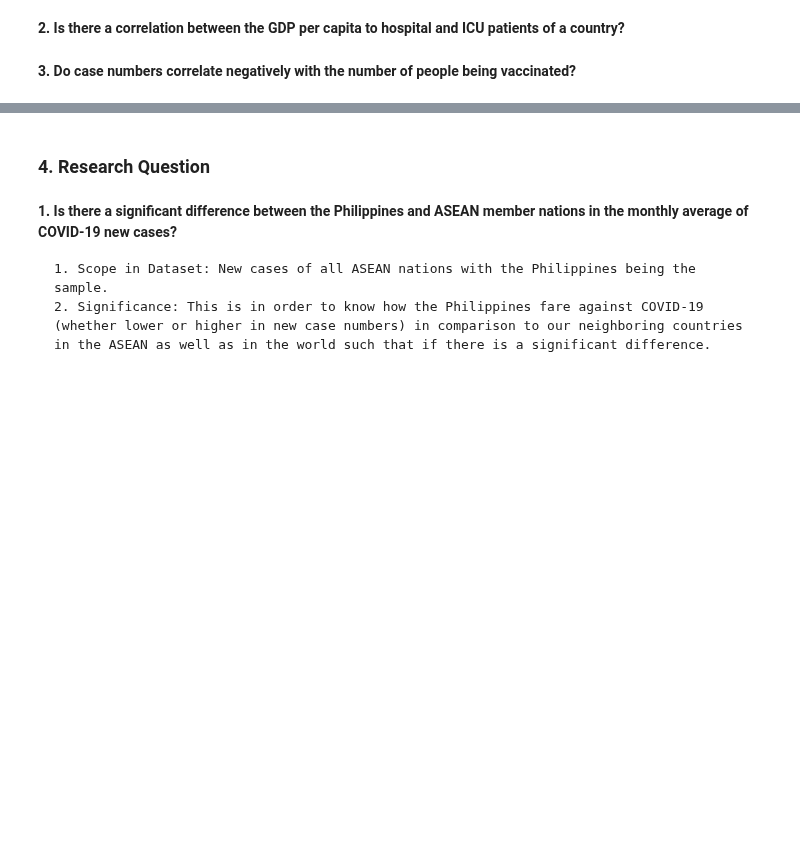
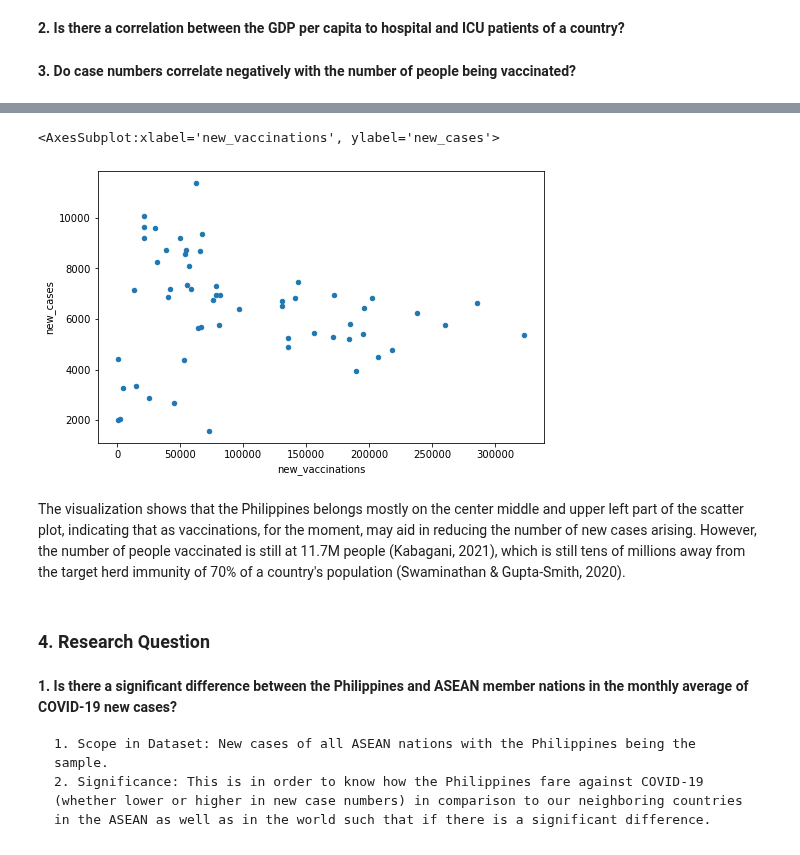
Before and after one commit to jm55/CSMODEL, a Jupyter notebook: COVID-19/COVID_Notebook.ipynb, the cells around one changed output, grey strips where cells are left out. Drawn from its saved outputs; the diff is of its cells as text; code cells hidden in the pictures; blank space fills up the shorter version.

```diff
--- a/COVID-19/COVID_Notebook.ipynb
+++ b/COVID-19/COVID_Notebook.ipynb
@@ -363,3 +416,10 @@ From the results, the month of July 2021 will be ommitted given that the lower a
+# %%
+ph_df.plot.scatter('new_vaccinations','new_cases',figsize=(8,5)) #Philippines' New Cases to New Vaccinations Scatter Plot
+# %% [output]
+<AxesSubplot:xlabel='new_vaccinations', ylabel='new_cases'>
+[figure, added]
+# %% [markdown]
+The visualization shows that the Philippines belongs mostly on the center middle and upper left part of the scatter plot, indicating that as vaccinations, for the moment, may aid in reducing the number of new cases arising. However, the number of people vaccinated is still at 11.7M people (Kabagani, 2021), which is still tens of millions away from the target herd immunity of 70% of a country's population (Swaminathan & Gupta-Smith, 2020).
 # %% [markdown]
 ### 4. Research Question
 # %% [markdown]
```
Also changed, not shown: parts of 12 cells of this notebook.
